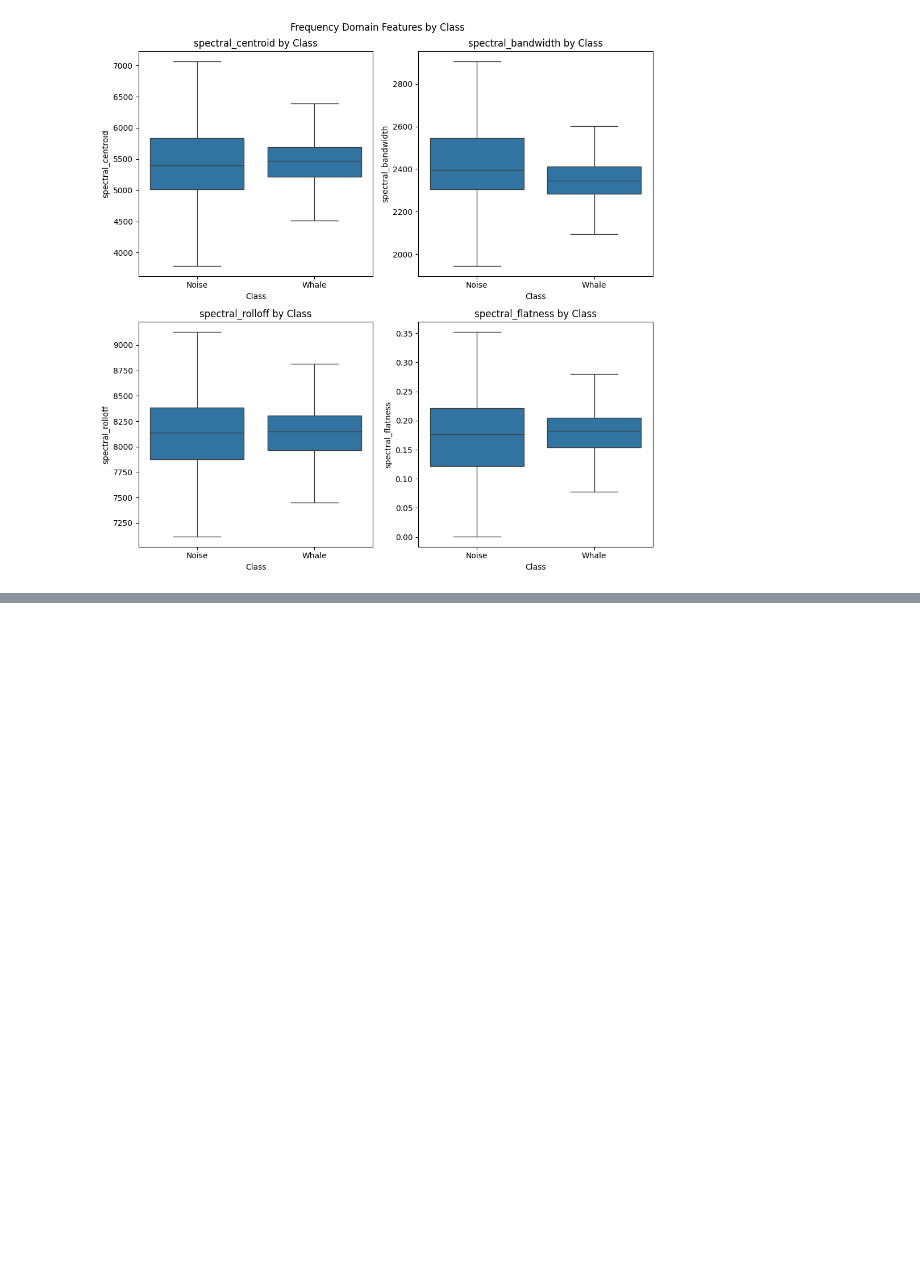
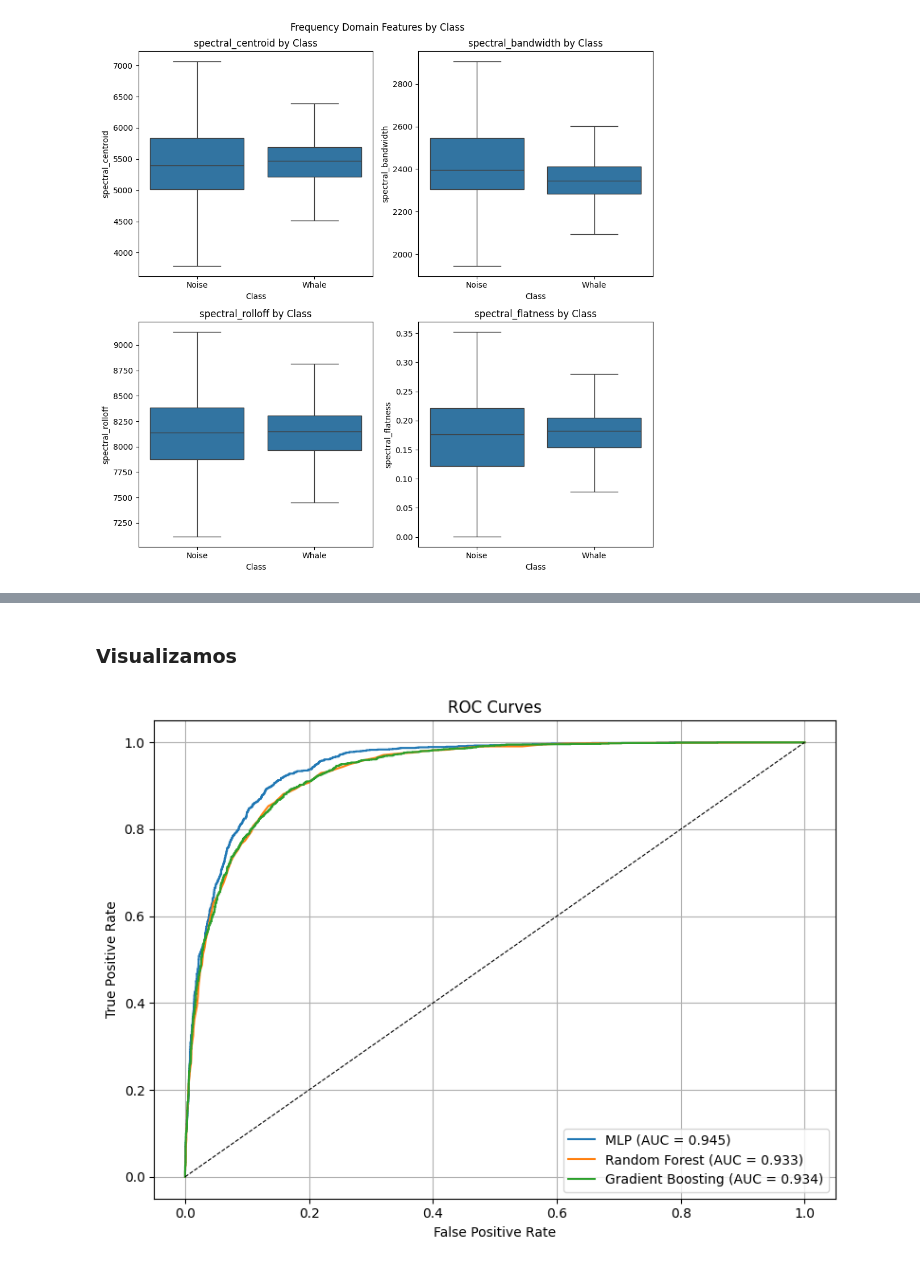
Before and after one commit to martinbianchi0/whale_challenge, a Jupyter notebook: notebook.ipynb, the cells around one changed output, grey strips where cells are left out. Saved outputs shown, nothing was run; the diff lists cells and outputs as text; code cells hidden in the pictures; blank space fills up the shorter version.

```diff
--- a/notebook.ipynb
+++ b/notebook.ipynb
@@ -411,0 +573,49 @@ for epoch in range(epochs):
+# %% [markdown]
+### Visualizamos
+# %%
+import matplotlib.pyplot as plt
+from sklearn.metrics import roc_curve, roc_auc_score
+import torch.nn.functional as F
+
+# Asegurate de que y_val_np esté definido
+# (ya lo tenés si ejecutaste los bloques anteriores)
+# y que las etiquetas estén en formato binario (0/1)
+
+# 1. MLP - predicción de probabilidades
+mlp_torch.eval()
+mlp_probs = []
+with torch.no_grad():
+    for xb, _ in val_loader:
+        xb = xb.to(device)
+        outputs = mlp_torch(xb)
+        probs = F.softmax(outputs, dim=1)[:, 1]  # clase positiva
+        mlp_probs.extend(probs.cpu().numpy())
+mlp_probs = np.array(mlp_probs)
+mlp_auc = roc_auc_score(y_val_np, mlp_probs)
+fpr_mlp, tpr_mlp, _ = roc_curve(y_val_np, mlp_probs)
+
+# 2. Random Forest
+rf_probs = rf_model.predict_proba(X_val_np)[:, 1]
+rf_auc = roc_auc_score(y_val_np, rf_probs)
+fpr_rf, tpr_rf, _ = roc_curve(y_val_np, rf_probs)
+
+# 3. Gradient Boosting
+gb_probs = gb_model.predict_proba(X_val_np)[:, 1]
+gb_auc = roc_auc_score(y_val_np, gb_probs)
+fpr_gb, tpr_gb, _ = roc_curve(y_val_np, gb_probs)
+
+# 4. Plot all ROC curves
+plt.figure(figsize=(8, 6))
+plt.plot(fpr_mlp, tpr_mlp, label=f'MLP (AUC = {mlp_auc:.3f})')
+plt.plot(fpr_rf, tpr_rf, label=f'Random Forest (AUC = {rf_auc:.3f})')
+plt.plot(fpr_gb, tpr_gb, label=f'Gradient Boosting (AUC = {gb_auc:.3f})')
+plt.plot([0, 1], [0, 1], 'k--', linewidth=0.8)
+plt.xlabel('False Positive Rate')
+plt.ylabel('True Positive Rate')
+plt.title('ROC Curves')
+plt.legend()
+plt.grid(True)
+plt.tight_layout()
+plt.show()
+# %% [output]
+[figure, added]
```
Also changed, not shown: parts of 11 cells of this notebook, 1 other file.
